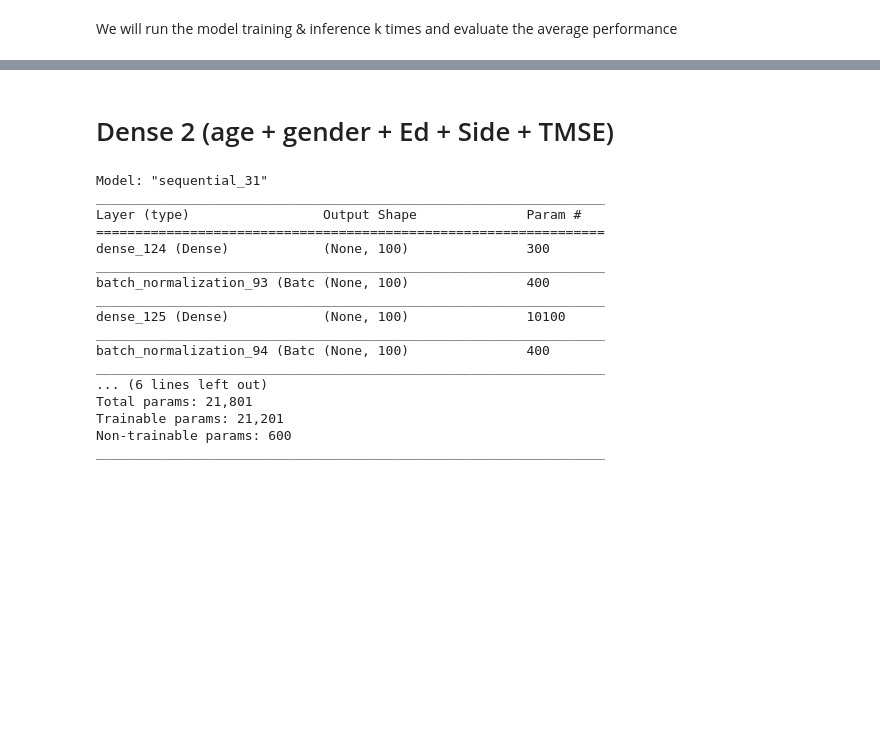
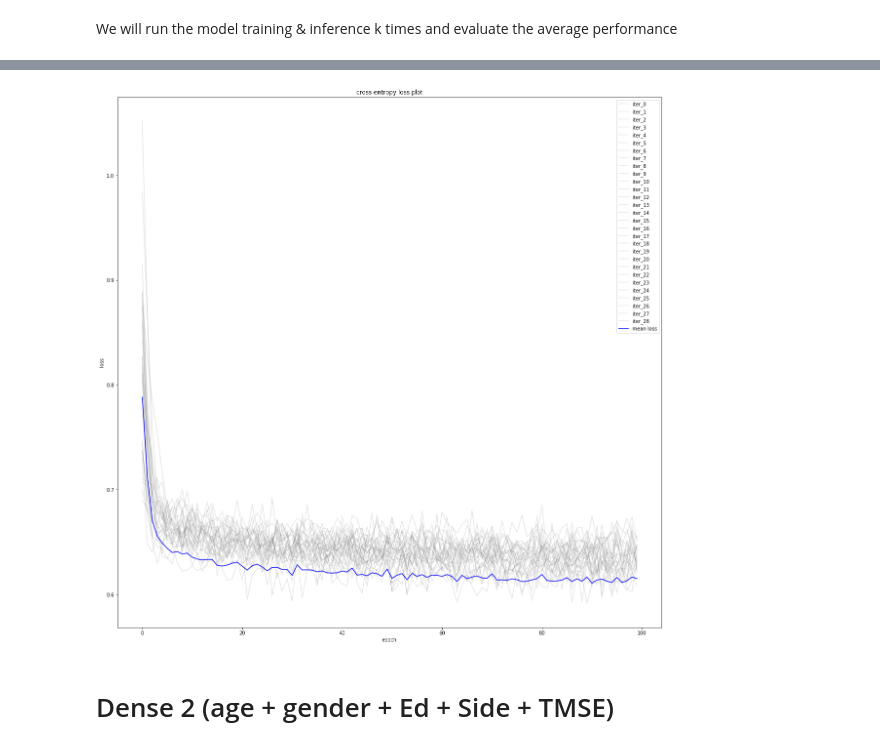
Before and after one commit to p-amonpitakpun/clock-drawing-dnn, a Jupyter notebook: Notebooks/Dai.ipynb, the cells around one changed output, grey strips where cells are left out. Drawn from its saved outputs; the diff is of its cells as text; code cells hidden in the pictures; blank space fills up the shorter version.

```diff
--- a/Notebooks/Dai.ipynb
+++ b/Notebooks/Dai.ipynb
@@ -98,39 +102,24 @@ models1, plots1, results1 = run_benchmark(get_age_gender_data, get_nn_model, dat
+# %%
+histories = results1['histories']
+plt.figure(figsize=(20,20))
+plt.title('cross entropy loss plot')
+plt.xlabel('epoch')
+plt.ylabel('loss')
+mean_loss = None
+for i, history in enumerate(histories[1:]):
+    plt.plot(np.arange(len(history.history['loss'])),history.history['loss'],label='iter_{}'.format(i),alpha=0.2,color='gray')
+    if mean_loss is None:
+        mean_loss = np.array(history.history['loss'])
+    else:
+        mean_loss += np.array(history.history['loss'])
+mean_loss /= len(histories)
+plt.plot(np.arange(mean_loss.shape[0]), mean_loss,color='blue',label='mean loss')
+plt.legend()
+plt.show()
+# %% [output]
+[figure, added]
 # %% [markdown]
 # Dense 2 (age + gender + Ed + Side + TMSE)
-# %%
-def get_nn2_model():
-    #optimizer
-    adam = Adam(lr=1e-4)
-    model = Sequential()
-    model.add(Dense(100, activation='relu', input_shape=(5,)))
-    model.add(BatchNormalization())
-    model.add(Dense(100, activation='relu'))
-    model.add(BatchNormalization())
-    model.add(Dense(100, activation='relu'))
-    model.add(BatchNormalization())
-    model.add(Dense(1, activation='sigmoid'))
-    model.compile(loss='binary_crossentropy', optimizer=adam)
-    model.build()
-    return model
-_ = get_nn_model().summary()
-# %% [output]
-Model: "sequential_31"
-_________________________________________________________________
-Layer (type)                 Output Shape              Param #
-=================================================================
-dense_124 (Dense)            (None, 100)               300
-_________________________________________________________________
-batch_normalization_93 (Batc (None, 100)               400
-_________________________________________________________________
-dense_125 (Dense)            (None, 100)               10100
-_________________________________________________________________
-batch_normalization_94 (Batc (None, 100)               400
-_________________________________________________________________
-... (6 lines left out)
-Total params: 21,801
-Trainable params: 21,201
-Non-trainable params: 600
-_________________________________________________________________
 # %%
 def get_all_non_temporal_data(data, mode='diagnosis'):
     #get shuffled data
```
Also changed, not shown: parts of 11 cells of this notebook, 3 other files.
